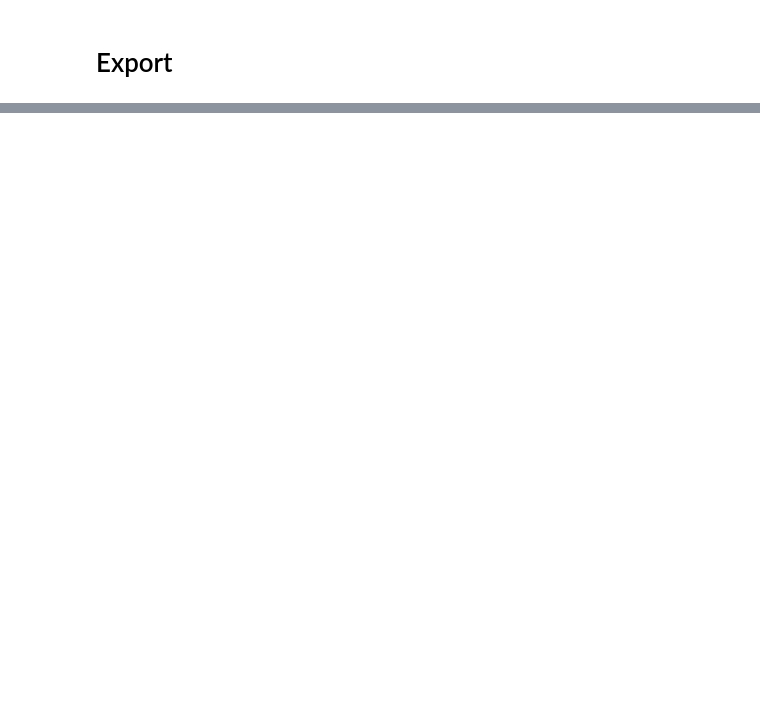
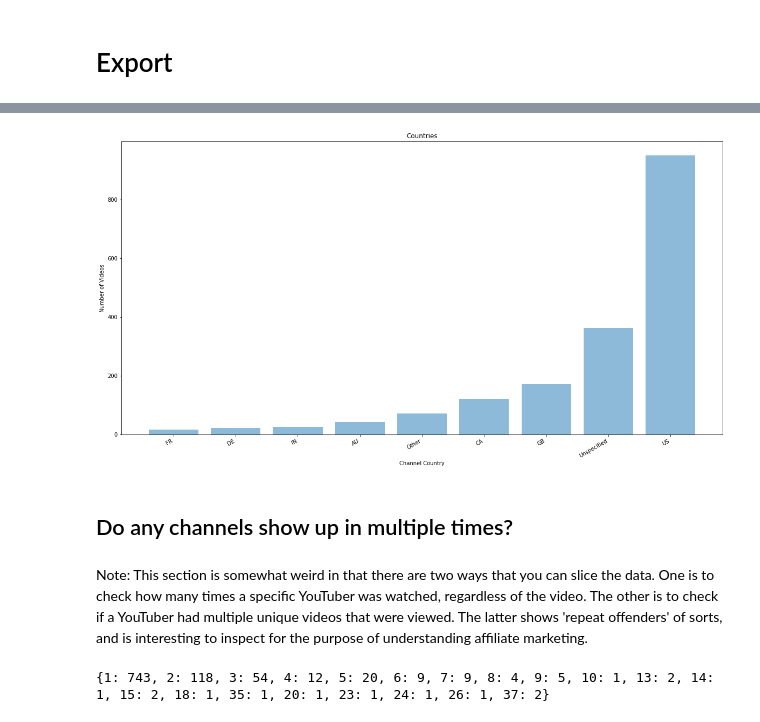
Before and after one commit to mike-swart/AdIntuition, a Jupyter notebook: data/AdIntuitionData.ipynb, the cells around one changed output, grey strips where cells are left out. Drawn from its saved outputs; the diff is of its cells as text; code cells hidden in the pictures; blank space fills up the shorter version.

```diff
--- a/data/AdIntuitionData.ipynb
+++ b/data/AdIntuitionData.ipynb
@@ -441,0 +609,44 @@ with open("videos.tsv", 'w+') as csvfile:
+# %%
+countries = {}
+chanCountryIndex = -1 # start here because increment by 1 at the beginning
+for header in headers:
+    chanCountryIndex += 1
+    if header == 'chanCountry':
+        break
+# %%
+for vid in video_data.keys():
+    country = video_data[vid][chanCountryIndex]
+    if country == "chanCountry":
+        continue
+    if country == "":
+        country = "Unspecified"
+    if country not in countries:
+        countries[country] = 0
+    countries[country] += 1
+# %%
+cleaned_countries = {}
+LIMIT = 10
+other = 0
+for country in countries.keys():
+    count = countries[country]
+    if count < LIMIT:
+        other += count
+    else:
+        cleaned_countries[country] = count
+cleaned_countries["Other"] = other
+# %%
+plt.figure(figsize=(20,10))
+lists = sorted(cleaned_countries.items(), key=operator.itemgetter(1)) #sort on value
+x, y = zip(*lists)
+plt.bar(x, y, align='center', alpha=0.5)
+plt.xticks(rotation=30, horizontalalignment='right')
+plt.title("Countries")
+plt.ylabel('Number of Videos')
+plt.xlabel('Channel Country')
+plt.show()
+# %% [output]
+[figure, added]
+# %% [markdown]
+## Do any channels show up in multiple times?
+# %% [markdown]
+Note: This section is somewhat weird in that there are two ways that you can slice the data. One is to check how many times a specific YouTuber was watched, regardless of the video. The other is to check if a YouTuber had multiple unique videos that were viewed. The latter shows 'repeat offenders' of sorts, and is interesting to inspect for the purpose of understanding affiliate marketing.
@@ -441,0 +675,4 @@ with open("videos.tsv", 'w+') as csvfile:
+# %%
+print frequencies
+# %% [output]
+{1: 743, 2: 118, 3: 54, 4: 12, 5: 20, 6: 9, 7: 9, 8: 4, 9: 5, 10: 1, 13: 2, 14: 1, 15: 2, 18: 1, 35: 1, 20: 1, 23: 1, 24: 1, 26: 1, 37: 2}
```
Also changed, not shown: parts of 51 cells of this notebook.
